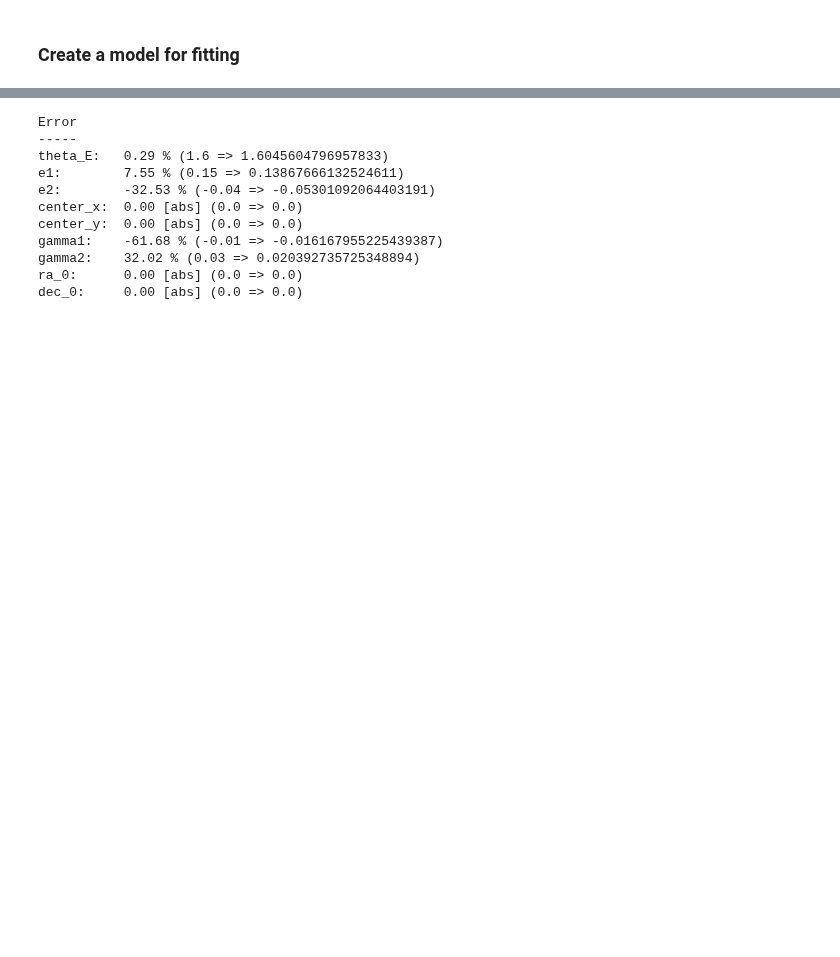
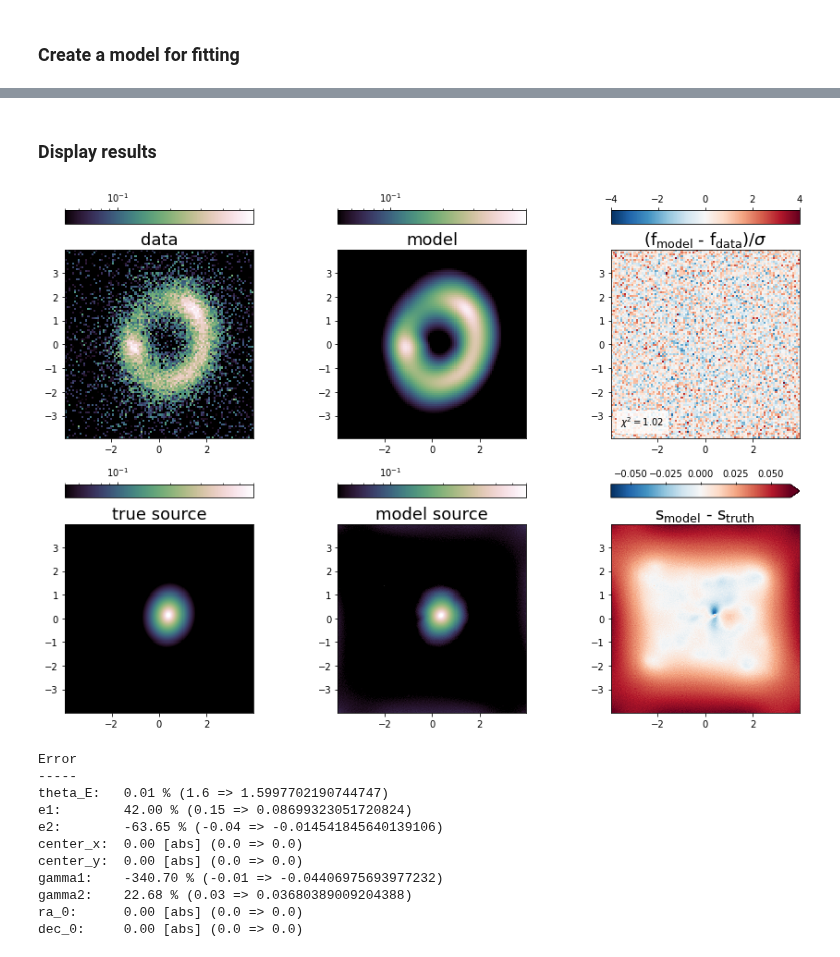
Before and after one commit to Herculens/herculens, a Jupyter notebook: notebooks/fit_pixelated_source_and_smooth_mass.ipynb, the cells around one changed output, grey strips where cells are left out. Cells and saved outputs as stored; diff of their text form; code cells hidden in the pictures; blank space fills up the shorter version.

```diff
--- a/notebooks/fit_pixelated_source_and_smooth_mass.ipynb
+++ b/notebooks/fit_pixelated_source_and_smooth_mass.ipynb
@@ -171,32 +166,19 @@ kwargs_model = {
 }
 kwargs_init = {
     'kwargs_lens': [{'theta_E': 1.5, 'e1': 0.1, 'e2': -0.05, 'center_x': 1e-3, 'center_y': 1e-3}, {'gamma1': -0.02, 'gamma2': 0.02}],
-    #'kwargs_source': [{'image': 1e-8 * jnp.ones_like(source_true)}],
-    'kwargs_source': [{'image': jnp.array(source_true)}],
+    'kwargs_source': [{'pixels': 1e-8}],
 }
 kwargs_prior = {
-    'kwargs_lens': [{'theta_E': ['uniform', 1.5, 1.7], 'e1': ['uniform', -0.1, 0.1], 'e2': ['uniform', -0.1, 0.1]}, {'gamma1': ['uniform', -0.1, 0.1], 'gamma2': ['uniform', -0.1, 0.1]}],
-    'kwargs_source': [{'image': ['uniform', 0.*jnp.ones_like(source_true), 10.*jnp.ones_like(source_true)]}],
+    'kwargs_lens': [{}, {}],
+    'kwargs_source': [{}],
 }
 kwargs_fixed = {
+    # we still fix the lens center, because in practice it is constrained by the lens light
     'kwargs_lens': [{'center_x': 0., 'center_y': 0.}, {'ra_0': 0., 'dec_0': 0.}],
-    #'kwargs_lens': kwargs_lens_mass,  # uncomment this to fix all lens parameters
-    'kwargs_source': [{
-        'x_coords': jnp.asarray(x_coords),
-        'y_coords': jnp.asarray(y_coords),
-    }],
+    # uncomment the following line to fix all lens parameters
+    #'kwargs_lens': kwargs_lens_mass,
+    'kwargs_source': [{}],
 }
-parameters = Parameters(kwargs_model, kwargs_init, kwargs_prior, kwargs_fixed)
-
-kwargs_true = {
-    'kwargs_lens': kwargs_lens_mass,
-    'kwargs_source': [{'image': source_true, 'x_coords': x_coords, 'y_coords': y_coords}]
-}
-p_true = parameters.kwargs2args(kwargs_true)
-p_init = parameters.kwargs2args(kwargs_init)
-print("truths:", len(p_true), parameters.names[0], parameters.names[-1])
-
-print(parameters.prior_types[0])
-print(parameters.bounds)
-#print(parameters.log_prior(parameters.initial_values()))
+parameters = Parameters(fit_lens_image, kwargs_init, kwargs_prior, kwargs_fixed)
+print("num. parameters:", parameters.num_parameters)
 # %% [output]
@@ -311,0 +204,8 @@ plot_source_reconstruction(p_final_optax)
+# %%
+best_fit, logL_best_fit, extra_fields, runtime \
+    = optimizer.optax(max_iterations=500,
+                      init_learning_rate=1e-2,
+                      restart_from_init=True)
+print(f"Runtime: {runtime} s")
+print(f"Final loss: {logL_best_fit:.2f}")
+kwargs_final = parameters.best_fit_values(as_kwargs=True)
@@ -312,3 +215,13 @@ plot_source_reconstruction(p_final_optax)
+# %% [markdown]
+### Display results
+# %%
+plotter = Plotter(base_fontsize=FS, flux_vmin=5e-2, flux_vmax=6e-1)
+plotter.set_data(data)
+plotter.set_true_source(true_source)
+plotter.model_summary(fit_lens_image, kwargs_final,
+                      likelihood_mask=loss.likelihood_mask)
+# %% [output]
+[figure, added]
 # %%
 def print_errors(kwargs):
     def _print_error(name, value, estimate):
@@ -326,16 +239,16 @@ def print_errors(kwargs):
             fit = kwargs['kwargs_lens'][i][key]
             _print_error(key, value, fit)
 
-print_errors(parameters.args2kwargs(p_final_optax))
+print_errors(kwargs_final)
 # %% [output]
 Error
 -----
-theta_E:   0.29 % (1.6 => 1.6045604796957833)
-e1:        7.55 % (0.15 => 0.13867666132524611)
-e2:        -32.53 % (-0.04 => -0.05301092064403191)
+theta_E:   0.01 % (1.6 => 1.5997702190744747)
+e1:        42.00 % (0.15 => 0.08699323051720824)
+e2:        -63.65 % (-0.04 => -0.014541845640139106)
 center_x:  0.00 [abs] (0.0 => 0.0)
 center_y:  0.00 [abs] (0.0 => 0.0)
-gamma1:    -61.68 % (-0.01 => -0.016167955225439387)
-gamma2:    32.02 % (0.03 => 0.020392735725348894)
+gamma1:    -340.70 % (-0.01 => -0.04406975693977232)
+gamma2:    22.68 % (0.03 => 0.03680389009204388)
 ra_0:      0.00 [abs] (0.0 => 0.0)
 dec_0:     0.00 [abs] (0.0 => 0.0)
```
Also changed, not shown: parts of 15 cells of this notebook.
